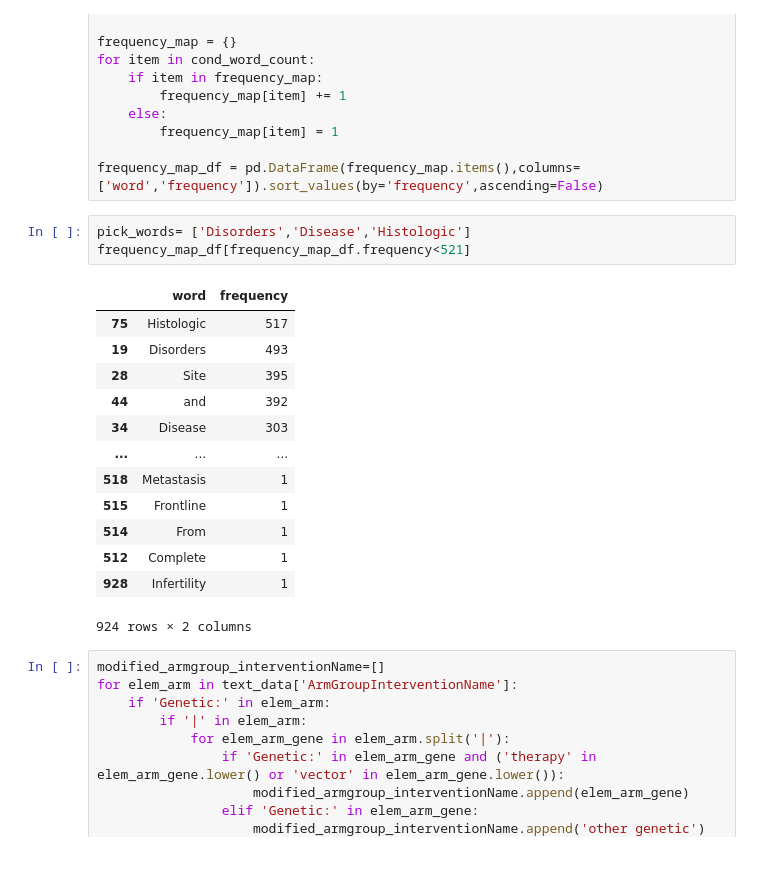
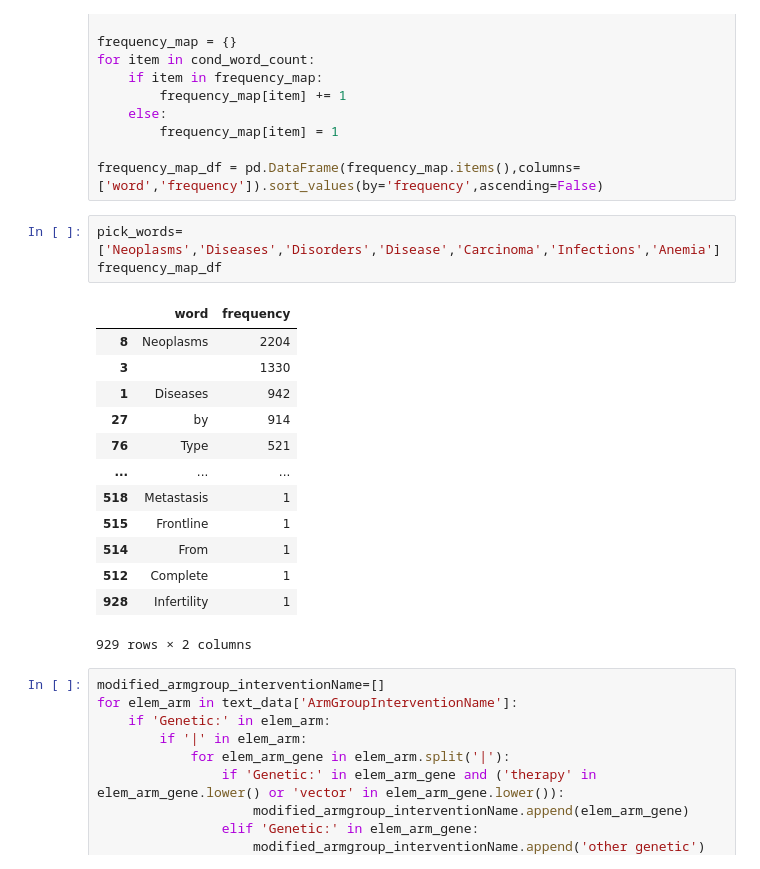
Before and after one commit to hshadman/testrun_, a Jupyter notebook: read_text.ipynb, the cells around one changed output. Saved outputs shown, nothing was run; the diff lists cells and outputs as text.

```diff
--- a/read_text.ipynb
+++ b/read_text.ipynb
@@ -104,22 +104,22 @@ for item in cond_word_count:
 
 frequency_map_df = pd.DataFrame(frequency_map.items(),columns=['word','frequency']).sort_values(by='frequency',ascending=False)
 # %%
-pick_words= ['Disorders','Disease','Histologic']
-frequency_map_df[frequency_map_df.frequency<521]
+pick_words= ['Neoplasms','Diseases','Disorders','Disease','Carcinoma','Infections','Anemia']
+frequency_map_df
 # %% [output]
 |  | word | frequency |
-| 75 | Histologic | 517 |
-| 19 | Disorders | 493 |
-| 28 | Site | 395 |
-| 44 | and | 392 |
-| 34 | Disease | 303 |
+| 8 | Neoplasms | 2204 |
+| 3 |  | 1330 |
+| 1 | Diseases | 942 |
+| 27 | by | 914 |
+| 76 | Type | 521 |
 | ... | ... | ... |
 | 518 | Metastasis | 1 |
 | 515 | Frontline | 1 |
 | 514 | From | 1 |
 | 512 | Complete | 1 |
 | 928 | Infertility | 1 |
-924 rows × 2 columns
+929 rows × 2 columns
 # %%
 modified_armgroup_interventionName=[]
 for elem_arm in text_data['ArmGroupInterventionName']:
```
Also changed, not shown: parts of 1 cell of this notebook.
